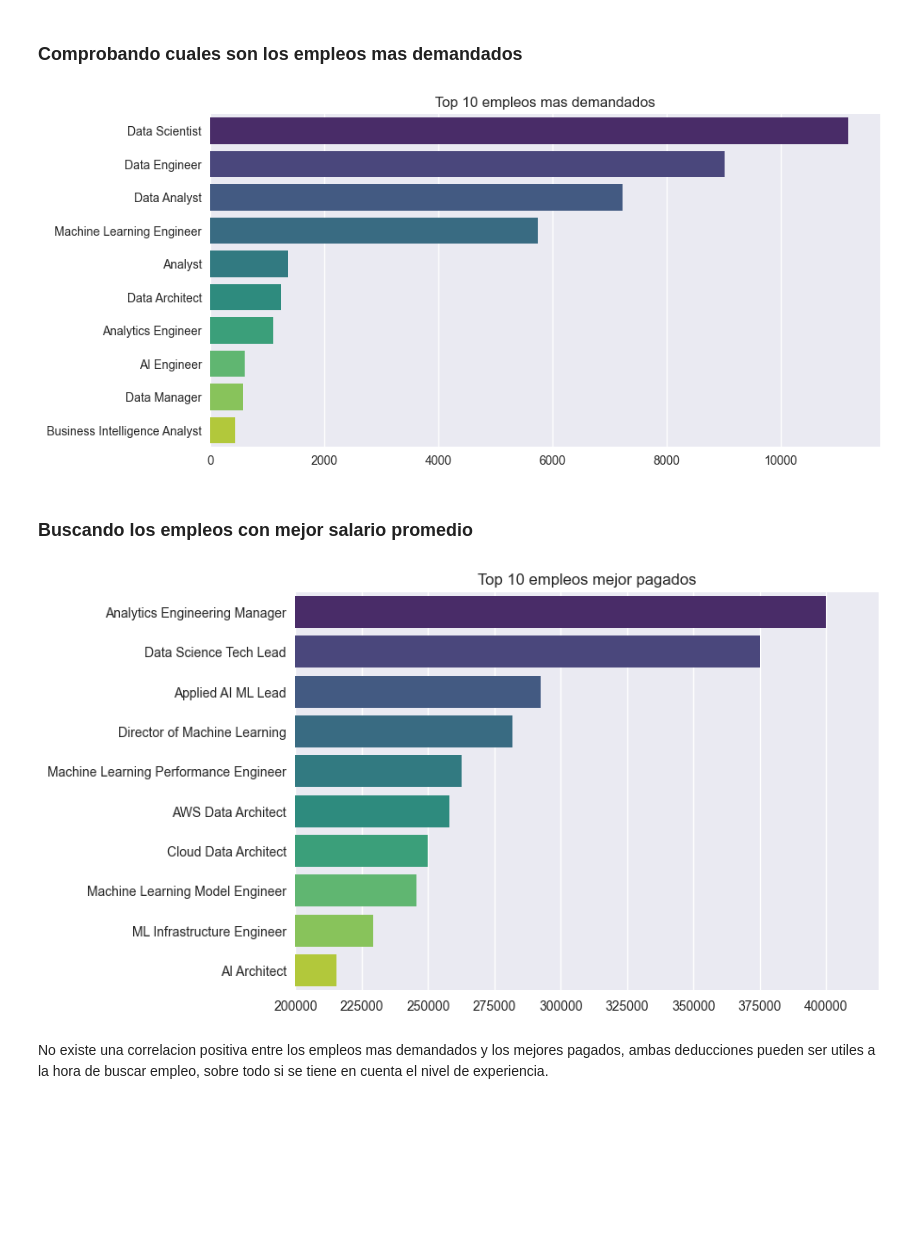
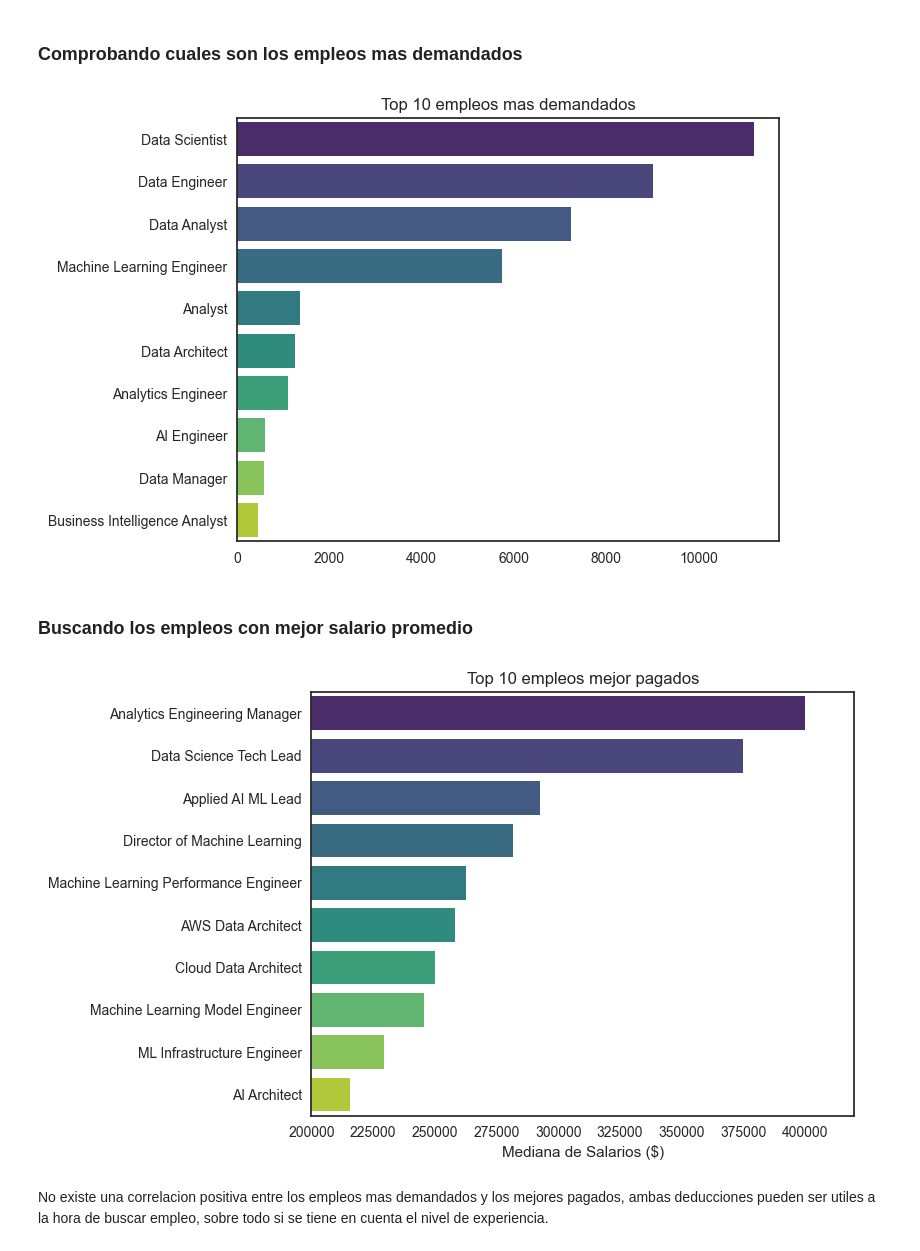
Before and after one commit to danielg9611/EDA_DataScience_2020-2025, a Jupyter notebook: memoria.ipynb, the cells around one changed output. Saved outputs shown, nothing was run; the diff lists cells and outputs as text; code cells hidden in the pictures; blank space fills up the shorter version.

```diff
--- a/memoria.ipynb
+++ b/memoria.ipynb
@@ -56,7 +56,7 @@ from scipy.interpolate import make_interp_spline
 import warnings
 warnings.filterwarnings('ignore')
 # %%
-plt.style.use('seaborn-v0_8')
+plt.style.use('seaborn-v0_8-white')
 # %% [markdown]
 ## **DATA UNDERSTANDING**
 # %% [markdown]
@@ -392,16 +479,16 @@ Las grandes y medianas empresas son las opciones mas destacables a la hora de el
 # %% [markdown]
 ### **Comprobando cuales son los empleos mas demandados**
 # %%
-plt.figure(figsize=(10,5))
+plt.figure(figsize=(7,5.5))
 sns.countplot(data=jobs, y='job_title', order=jobs['job_title'].value_counts().head(10).index, palette='viridis')
 
 plt.title('Top 10 empleos mas demandados')
 plt.xlabel('')
 plt.ylabel('')
 
 plt.show()
 # %% [output]
-[figure, old version]
+[figure, new version]
 # %% [markdown]
 ### **Buscando los empleos con mejor salario promedio**
 # %%
@@ -411,15 +498,18 @@ salary_rank = salary_rank.sort_values(by='salary_in_usd', ascending=False).head(
 salary_rank = salary_rank.reset_index().drop(columns="index")
 
 salary_rank['salary_in_usd'] = salary_rank['salary_in_usd'].round()
+
+plt.figure(figsize=(7,5.5))
 sns.barplot(data=salary_rank, y=salary_rank['job_title'], x=salary_rank['salary_in_usd'], palette='viridis')
 plt.title('Top 10 empleos mejor pagados')
-plt.xlabel('')
+plt.xlabel('Mediana de Salarios ($)')
 plt.ylabel('')
 plt.xlim(200000,)
 
+
 plt.show()
 # %% [output]
-[figure, old version]
+[figure, new version]
 # %% [markdown]
 No existe una correlacion positiva entre los empleos mas demandados y los mejores pagados, ambas deducciones pueden ser utiles a la hora de buscar empleo, sobre todo si se tiene en cuenta el nivel de experiencia.
 # %% [markdown]
```
Also changed, not shown: parts of 17 cells of this notebook, 6 other files.
